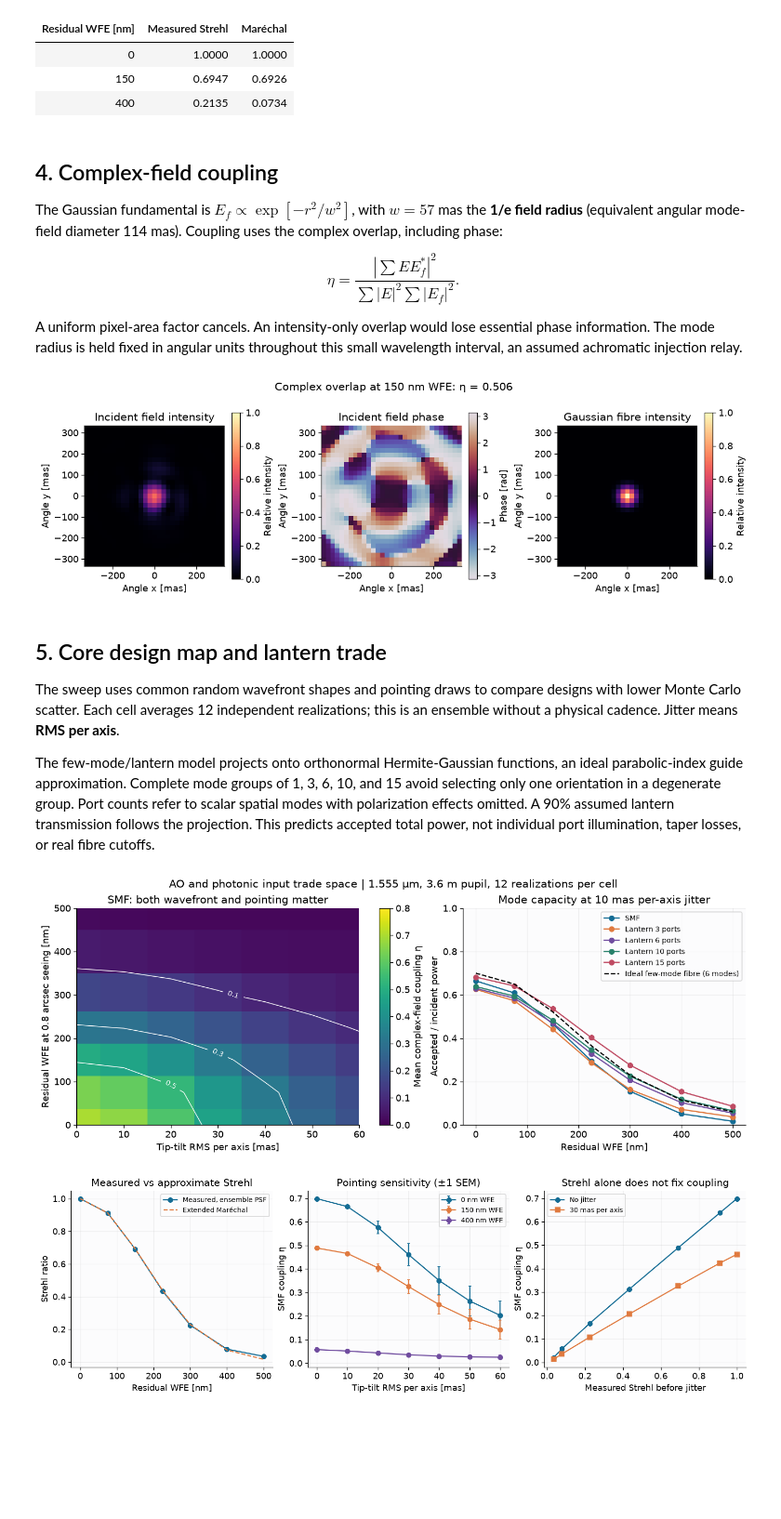
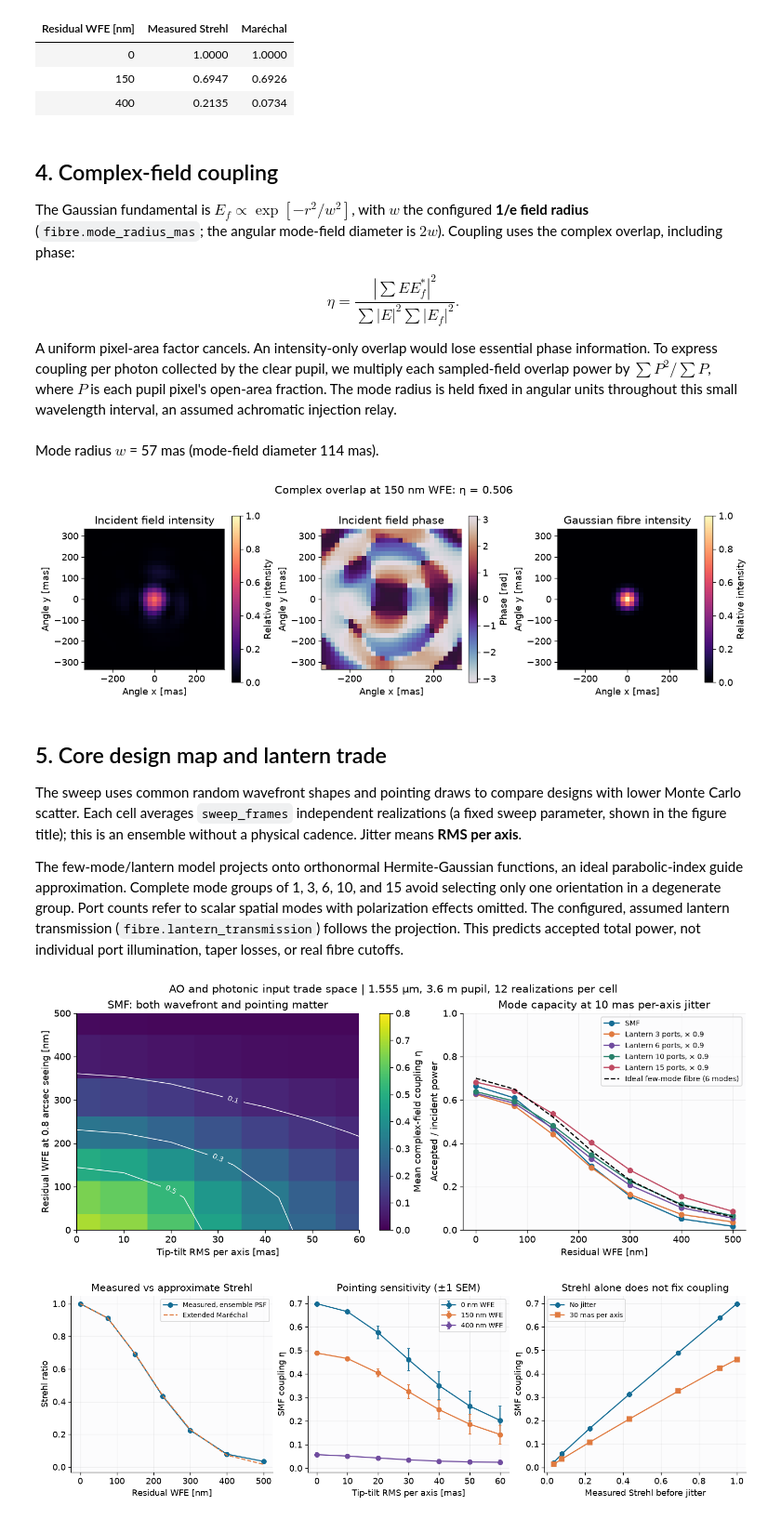
Before and after one commit to xhvoid/Astrophotonics, a Jupyter notebook: notebooks/eso_astrophotonics_showcase.ipynb, the cells around one changed output. Shown at 93% size. Saved outputs shown, nothing was run; the diff lists cells and outputs as text; code cells hidden in the pictures; blank space fills up the shorter version.

```diff
--- a/notebooks/eso_astrophotonics_showcase.ipynb
+++ b/notebooks/eso_astrophotonics_showcase.ipynb
@@ -107,6 +106,7 @@ table([(r['parameter'], r['value'], r['status']) for r in records], ['Parameter
 (RESULTS / 'parameter_provenance.json').write_text(json.dumps(records, indent=2) + '\n')
 t = cfg.telescope
 pupil = make_pupil(t.n_pix, t.diameter_m, t.obscuration, t.spider_width_m)
+sampled_power_fraction = pupil.sampled_power_fraction
 reference = propagate(pupil, np.zeros_like(pupil.amplitude), cfg.ao.wavelength_um, t.pad_factor)
 # %% [output]
 | Parameter (units in name) | Value | Provenance |
@@ -143,7 +143,7 @@ baseline includes it. Large-WFE disagreement is informative, not a failed fit.
 wfe_cases = [0, 150, 400]
 case_fields, case_opds, strehl_rows = [], [], []
 for wfe in wfe_cases:
-    opd = make_ao_residual(pupil, wfe, np.random.default_rng(401))
+    opd = make_ao_residual(pupil, wfe, np.random.default_rng(401), outer_scale_m=cfg.ao.outer_scale_m)
     focal = propagate(pupil, opd, cfg.ao.wavelength_um, t.pad_factor)
     measured = strehl_ratio(focal.intensity, reference.intensity)
     case_fields.append(focal); case_opds.append(opd)
@@ -175,17 +175,20 @@ table([(w, f'{s:.4f}', f'{m:.4f}') for w,s,m in strehl_rows], ['Residual WFE [nm
 # %% [markdown]
 ## 4. Complex-field coupling
 
-The Gaussian fundamental is $E_f\propto\exp[-r^2/w^2]$, with $w=57$ mas the
-**1/e field radius** (equivalent angular mode-field diameter 114 mas).
+The Gaussian fundamental is $E_f\propto\exp[-r^2/w^2]$, with $w$ the configured
+**1/e field radius** (`fibre.mode_radius_mas`; the angular mode-field diameter is $2w$).
 Coupling uses the complex overlap, including phase:
 
 $$\eta=\frac{|\sum E E_f^*|^2}{\sum|E|^2\sum|E_f|^2}.$$
 
 A uniform pixel-area factor cancels. An intensity-only overlap would lose essential
-phase information. The mode radius is held fixed in angular units throughout this
+phase information. To express coupling per photon collected by the clear pupil,
+we multiply each sampled-field overlap power by $\sum P^2 / \sum P$, where $P$
+is each pupil pixel's open-area fraction. The mode radius is held fixed in angular units throughout this
 small wavelength interval, an assumed achromatic injection relay.
 # %%
 focal = case_fields[1]
+display(Markdown(f'Mode radius $w$ = {cfg.fibre.mode_radius_mas:g} mas (mode-field diameter {2*cfg.fibre.mode_radius_mas:g} mas).'))
 mode = gaussian_mode(focal, cfg.fibre.mode_radius_mas)
 mode = mode / np.sqrt(np.sum(np.abs(mode)**2))
 fig, axes = plt.subplots(1, 3, figsize=(12, 3.7), layout='constrained')
@@ -197,69 +200,79 @@ for ax, (data,title,cmap,limits) in zip(axes,data_items):
     im = ax.imshow(data[np.ix_(crop,crop)], origin='lower',extent=angular_extent,cmap=cmap,**kwargs)
     ax.set(title=title,xlabel='Angle x [mas]',ylabel='Angle y [mas]'); ax.grid(False)
     fig.colorbar(im, ax=ax, label='Phase [rad]' if limits else 'Relative intensity', shrink=0.85)
-fig.suptitle(f'Complex overlap at 150 nm WFE: η = {overlap_efficiency(focal.field,mode):.3f}')
+fig.suptitle(f'Complex overlap at {wfe_cases[1]} nm WFE: η = {sampled_power_fraction * overlap_efficiency(focal.field,mode):.3f}')
 export(fig, 'field_overlap')
 # %% [output]
+Mode radius $w$ = 57 mas (mode-field diameter 114 mas).
 [figure]
 # %% [markdown]
 ## 5. Core design map and lantern trade
 
 The sweep uses common random wavefront shapes and pointing draws to compare designs
-with lower Monte Carlo scatter. Each cell averages 12 independent realizations;
-this is an ensemble without a physical cadence. Jitter means **RMS per axis**.
+with lower Monte Carlo scatter. Each cell averages `sweep_frames` independent
+realizations (a fixed sweep parameter, shown in the figure title); this is an
+ensemble without a physical cadence. Jitter means **RMS per axis**.
 
 The few-mode/lantern model projects onto orthonormal Hermite-Gaussian functions,
 an ideal parabolic-index guide approximation. Complete mode groups of 1, 3, 6, 10,
 and 15 avoid selecting only one orientation in a degenerate group. Port counts refer
-to scalar spatial modes with polarization effects omitted. A 90% assumed lantern
-transmission follows the projection. This predicts accepted total power, not
-individual port illumination, taper losses, or real fibre cutoffs.
+to scalar spatial modes with polarization effects omitted. The configured, assumed
+lantern transmission (`fibre.lantern_transmission`) follows the projection. This
+predicts accepted total power, not individual port illumination, taper losses, or
+real fibre cutoffs.
 # %%
 wfe_grid = np.array([0, 75, 150, 225, 300, 400, 500], dtype=float)
 jitter_grid = np.array([0, 10, 20, 30, 40, 50, 60], dtype=float)
 ports = np.array([1,3,6,10,15])
 sweep_frames = 12
-basis = mode_basis(reference, cfg.fibre.mode_radius_mas, int(ports.max()))
+few_modes = cfg.fibre.few_mode_count
+basis = mode_basis(reference, cfg.fibre.mode_radius_mas, int(max(ports.max(), few_modes)))
 projector = ModeProjector(basis)  # validate the fixed orthonormal subspace once
-unit_opds = [make_ao_residual(pupil, 1.0, np.random.default_rng(610+i)) for i in range(sweep_frames)]
+unit_opds = [make_ao_residual(pupil, 1.0, np.random.default_rng(610+i), outer_scale_m=cfg.ao.outer_scale_m)
+             for i in range(sweep_frames)]
 tilt_draws = np.random.default_rng(810).normal(size=(sweep_frames,2))
 modal_map = np.zeros((len(wfe_grid), len(jitter_grid), len(basis)))
 smf_samples = np.zeros((len(wfe_grid), len(jitter_grid), sweep_frames))
 strehl_grid = np.zeros(len(wfe_grid))
 for iw, wfe in enumerate(wfe_grid):
     mean_zero_jitter_psf = np.zeros_like(reference.intensity)
     for ij, jitter in enumerate(jitter_grid):
         for iframe, unit_opd in enumerate(unit_opds):
             field = propagate(pupil, unit_opd*wfe, cfg.ao.wavelength_um, t.pad_factor,
                               tuple(tilt_draws[iframe]*jitter))
-            powers = projector.powers(field.field)
+            powers = sampled_power_fraction * projector.powers(field.field)
             modal_map[iw,ij] += powers / sweep_frames
             smf_samples[iw,ij,iframe] = powers[0]
             if ij == 0: mean_zero_jitter_psf += field.intensity / sweep_frames
     strehl_grid[iw] = strehl_ratio(mean_zero_jitter_psf, reference.intensity)
 eta_map = modal_map[:,:,0]
+# At zero WFE and zero jitter the coupled area is independent of which
+# normalization is used for the focal field.
+sampled_area = np.sum(pupil.amplitude**2) * pupil.pixel_scale_m**2
+np.testing.assert_allclose(eta_map[0,0] * pupil.clear_area_m2,
+                           sampled_area * overlap_efficiency(reference.field, basis[0]), rtol=1e-12, atol=0)
 eta_sem = smf_samples.std(axis=2,ddof=1)/np.sqrt(sweep_frames)
 fig, axes = plt.subplots(1,2,figsize=(12,4.7),layout='constrained')
 im = axes[0].pcolormesh(jitter_grid,wfe_grid,eta_map,shading='nearest',cmap='viridis',vmin=0,vmax=0.8)
 contours = axes[0].contour(jitter_grid,wfe_grid,eta_map,levels=[0.1,0.3,0.5],colors='white',linewidths=0.9)
 axes[0].clabel(contours,fmt='%.1f',fontsize=9)
-axes[0].set(xlabel='Tip-tilt RMS per axis [mas]',ylabel='Residual WFE at 0.8 arcsec seeing [nm]',title='SMF: both wavefront and pointing matter')
+axes[0].set(xlabel='Tip-tilt RMS per axis [mas]',ylabel=f'Residual WFE at {cfg.ao.reference_seeing_arcsec:g} arcsec seeing [nm]',title='SMF: both wavefront and pointing matter')
 axes[0].grid(False)
 axes[0].set(xlim=(0,60),ylim=(0,500))
 fig.colorbar(im,ax=axes[0],label='Mean complex-field coupling η')
 for n in ports:
     accepted = modal_map[:,1,:n].sum(axis=1)
     transmission = 1.0 if n == 1 else cfg.fibre.lantern_transmission
-    axes[1].plot(wfe_grid,transmission*accepted,'o-',label='SMF' if n==1 else f'Lantern {n} ports')
-axes[1].plot(wfe_grid,modal_map[:,1,:6].sum(axis=1),'k--',label='Ideal few-mode fibre (6 modes)')
-axes[1].set(xlabel='Residual WFE [nm]',ylabel='Accepted / incident power',ylim=(0,1),title='Mode capacity at 10 mas per-axis jitter')
+    axes[1].plot(wfe_grid,transmission*accepted,'o-',label='SMF' if n==1 else f'Lantern {n} ports, × {transmission:g}')
+axes[1].plot(wfe_grid,modal_map[:,1,:few_modes].sum(axis=1),'k--',label=f'Ideal few-mode fibre ({few_modes} modes)')
+axes[1].set(xlabel='Residual WFE [nm]',ylabel='Accepted / incident power',ylim=(0,1),title=f'Mode capacity at {jitter_grid[1]:g} mas per-axis jitter')
 axes[1].legend(fontsize=9)
-fig.suptitle('AO and photonic input trade space | 1.555 µm, 3.6 m pupil, 12 realizations per cell')
+fig.suptitle(f'AO and photonic input trade space | {cfg.ao.wavelength_um:.3f} µm, {t.diameter_m:g} m pupil, {sweep_frames} realizations per cell')
 export(fig, 'core_design_map')
 np.savez_compressed(RESULTS/'design_map.npz',wfe_nm=wfe_grid,jitter_mas=jitter_grid,modal_power=modal_map,
                     smf_sem=eta_sem,strehl=strehl_grid,ports=ports)
 # %% [output]
-[figure, old version]
+[figure, new version]
 # %%
 fig, axes = plt.subplots(1,3,figsize=(13,4),layout='constrained')
 axes[0].plot(wfe_grid,strehl_grid,'o-',label='Measured, ensemble PSF')
```
Also changed, not shown: parts of 9 cells of this notebook, 50 other files.
